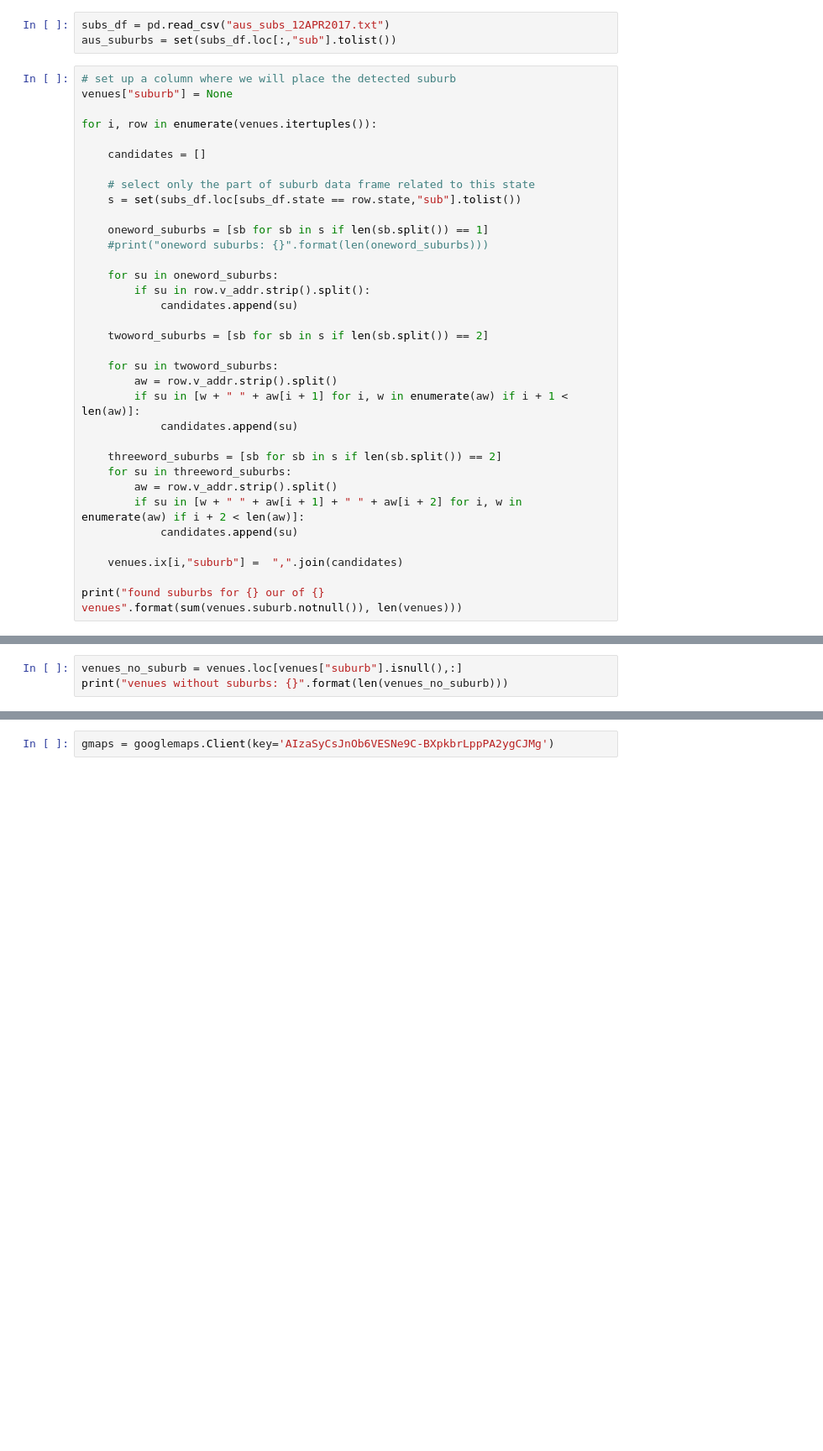
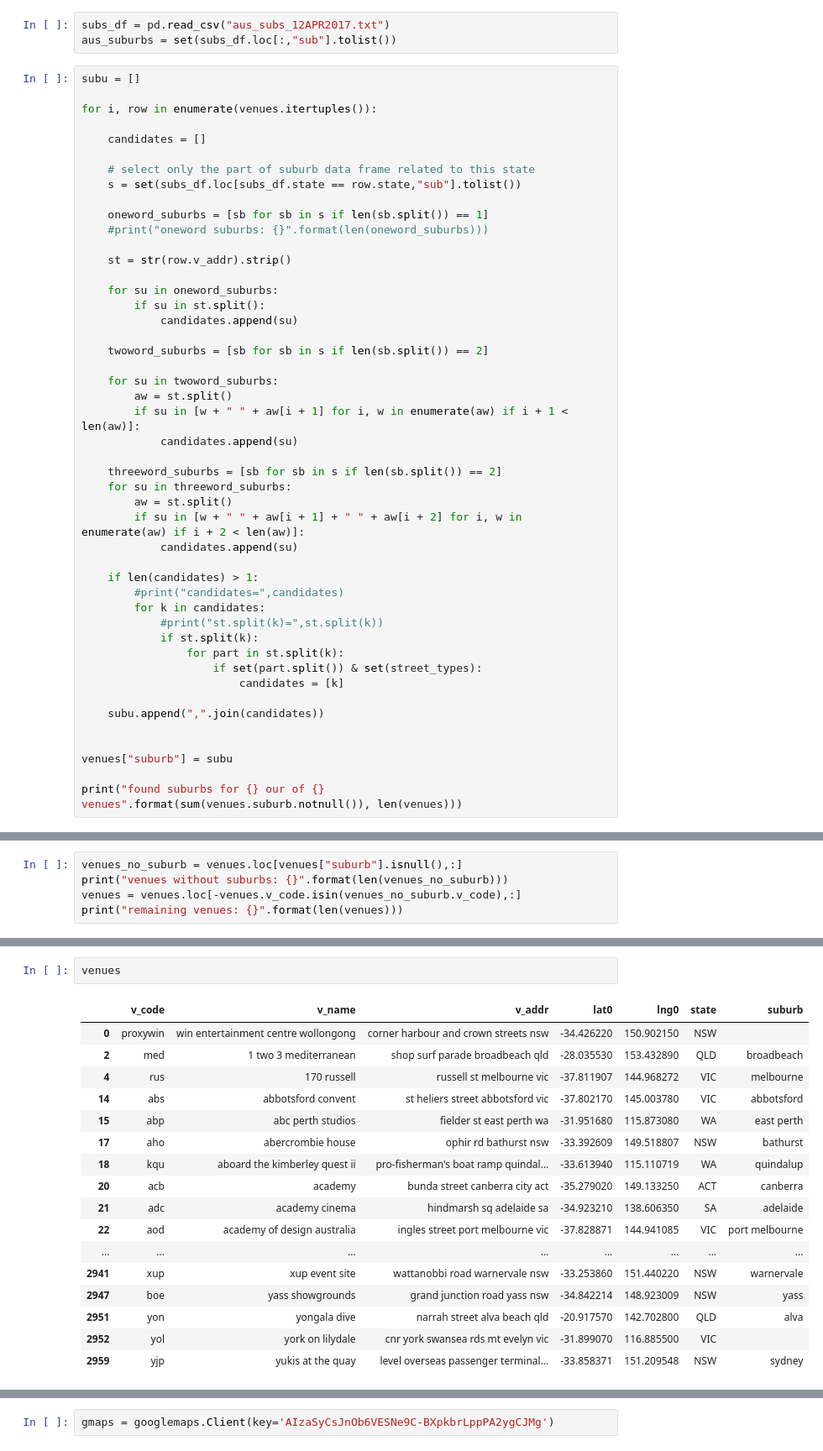
Before and after one commit to eeghor/gmaps_venue_coords, a Jupyter notebook: aus_venue_coords_check.ipynb, the cells around one changed output, grey strips where cells are left out. Shown at 84% size. Saved outputs shown, nothing was run; the diff lists cells and outputs as text; blank space fills up the shorter version.

```diff
--- a/aus_venue_coords_check.ipynb
+++ b/aus_venue_coords_check.ipynb
@@ -124,8 +126,7 @@ found states for 1063 our of 1063 venues
 subs_df = pd.read_csv("aus_subs_12APR2017.txt")
 aus_suburbs = set(subs_df.loc[:,"sub"].tolist())
 # %%
-# set up a column where we will place the detected suburb
-venues["suburb"] = None
+subu = []
 
 for i, row in enumerate(venues.itertuples()):
 
@@ -137,24 +138,38 @@ for i, row in enumerate(venues.itertuples()):
     oneword_suburbs = [sb for sb in s if len(sb.split()) == 1]
     #print("oneword suburbs: {}".format(len(oneword_suburbs)))
 
+    st = str(row.v_addr).strip()
+
     for su in oneword_suburbs:
-        if su in row.v_addr.strip().split():
+        if su in st.split():
             candidates.append(su)
 
     twoword_suburbs = [sb for sb in s if len(sb.split()) == 2]
 
     for su in twoword_suburbs:
-        aw = row.v_addr.strip().split()
+        aw = st.split()
         if su in [w + " " + aw[i + 1] for i, w in enumerate(aw) if i + 1 < len(aw)]:
             candidates.append(su)
 
     threeword_suburbs = [sb for sb in s if len(sb.split()) == 2]
     for su in threeword_suburbs:
-        aw = row.v_addr.strip().split()
+        aw = st.split()
         if su in [w + " " + aw[i + 1] + " " + aw[i + 2] for i, w in enumerate(aw) if i + 2 < len(aw)]:
             candidates.append(su)
 
-    venues.ix[i,"suburb"] =  ",".join(candidates)
+    if len(candidates) > 1:
+        #print("candidates=",candidates)
+        for k in candidates:
+            #print("st.split(k)=",st.split(k))
+            if st.split(k):
+                for part in st.split(k):
+                    if set(part.split()) & set(street_types):
+                        candidates = [k]
+
+    subu.append(",".join(candidates))
+
+
+venues["suburb"] = subu
 
 print("found suburbs for {} our of {} venues".format(sum(venues.suburb.notnull()), len(venues)))
 # %% [output]
@@ -162,4 +193,6 @@ found suburbs for 1799 our of 2203 venues
 # %%
 venues_no_suburb = venues.loc[venues["suburb"].isnull(),:]
 print("venues without suburbs: {}".format(len(venues_no_suburb)))
+venues = venues.loc[-venues.v_code.isin(venues_no_suburb.v_code),:]
+print("remaining venues: {}".format(len(venues)))
 # %% [output]
@@ -166,0 +201,20 @@ venues without suburbs: 404
+# %%
+venues
+# %% [output]
+|  | v_code | v_name | v_addr | lat0 | lng0 | state | suburb |
+| 0 | proxywin | win entertainment centre wollongong | corner harbour and crown streets nsw | -34.426220 | 150.902150 | NSW |  |
+| 2 | med | 1 two 3 mediterranean | shop surf parade broadbeach qld | -28.035530 | 153.432890 | QLD | broadbeach |
+| 4 | rus | 170 russell | russell st melbourne vic | -37.811907 | 144.968272 | VIC | melbourne |
+| 14 | abs | abbotsford convent | st heliers street abbotsford vic | -37.802170 | 145.003780 | VIC | abbotsford |
+| 15 | abp | abc perth studios | fielder st east perth wa | -31.951680 | 115.873080 | WA | east perth |
+| 17 | aho | abercrombie house | ophir rd bathurst nsw | -33.392609 | 149.518807 | NSW | bathurst |
+| 18 | kqu | aboard the kimberley quest ii | pro-fisherman's boat ramp quindal... | -33.613940 | 115.110719 | WA | quindalup |
+| 20 | acb | academy | bunda street canberra city act | -35.279020 | 149.133250 | ACT | canberra |
+| 21 | adc | academy cinema | hindmarsh sq adelaide sa | -34.923210 | 138.606350 | SA | adelaide |
+| 22 | aod | academy of design australia | ingles street port melbourne vic | -37.828871 | 144.941085 | VIC | port melbourne |
+| ... | ... | ... | ... | ... | ... | ... | ... |
+| 2941 | xup | xup event site | wattanobbi road warnervale nsw | -33.253860 | 151.440220 | NSW | warnervale |
+| 2947 | boe | yass showgrounds | grand junction road yass nsw | -34.842214 | 148.923009 | NSW | yass |
+| 2951 | yon | yongala dive | narrah street alva beach qld | -20.917570 | 142.702800 | QLD | alva |
+| 2952 | yol | york on lilydale | cnr york swansea rds mt evelyn vic | -31.899070 | 116.885500 | VIC |  |
+| 2959 | yjp | yukis at the quay | level overseas passenger terminal... | -33.858371 | 151.209548 | NSW | sydney |
```
Also changed, not shown: parts of 7 cells of this notebook.
